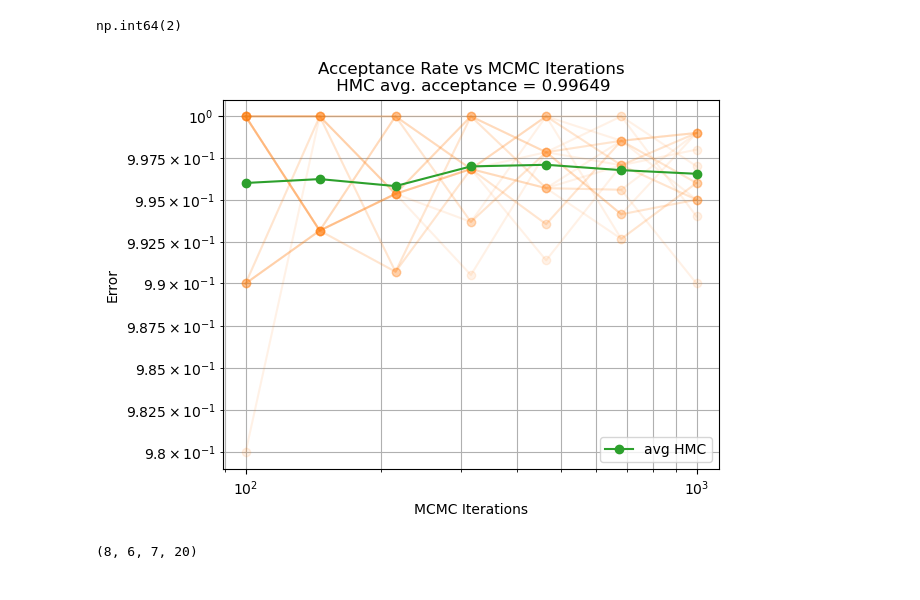
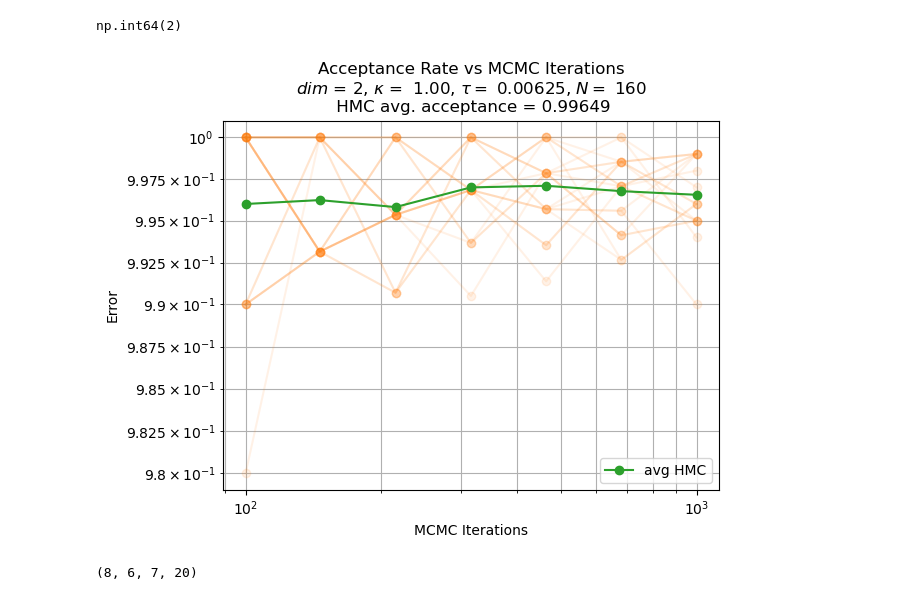
Before and after one commit to jpgallagher1/HMC-Research, a Jupyter notebook: CHMC/iid_verification.ipynb, the cells around one changed output. Saved outputs shown, nothing was run; the diff lists cells and outputs as text; code cells hidden in the pictures.

```diff
--- a/CHMC/iid_verification.ipynb
+++ b/CHMC/iid_verification.ipynb
@@ -272,37 +272,36 @@ def gen_τ_plots_no_chmc(lens,
     plt.loglog(lens, hmc_metrics[i,:], '-o', color = 'C1', alpha = 0.1)
     title = title
     subtitle1 = f'\n$dim$ = {dims}, $\kappa$ = {cond: 0.2f}, $\\tau = $ {config.τ}, $N = $ {config.N}'
-    subtitle1 = ''
     subtitle2 = ''
     if avg:
         # avg_chmc = np.mean(chmc_metrics[i,:], axis = 1)
         # plt.loglog(lens, avg_chmc, '-*', color = 'C0', label ='avg CHMC', alpha = 1)
         avg_hmc = np.mean(hmc_metrics[i,:], axis = 1)
         plt.loglog(lens, avg_hmc , '-o', color = 'C2', label ='avg HMC', alpha = 1)
         if avg_avg:
             avg_avg = hmc_metrics[i,:].mean()
             subtitle2 = f'\n HMC avg. acceptance = {avg_avg:.5f}'
             # combined subtitle
             plt.title(title+subtitle1+subtitle2)
         if slope:
             # chmc_p = np.polyfit(np.log(lens), np.log(avg_chmc), 1)
             hmc_p = np.polyfit(np.log(lens), np.log(avg_hmc), 1)
 
             # slop of avg chain subtitle
             subtitle2 = f'\n HMC avg. slope = {hmc_p[0]:.5f}'
 
             # combined subtitle
             plt.title(title+subtitle1+subtitle2)
     else:
         plt.title(title + subtitle1)
     plt.xlabel('MCMC Iterations')
     plt.ylabel('Error')
     plt.grid(which='minor')
     plt.grid(which='major')
     plt.legend()
 gen_τ_plots_no_chmc(lens, hmc_acceptrates[0], config, 0, dims=dims[0], cond = 1, slope=False, avg = True, avg_avg=True, title="Acceptance Rate vs MCMC Iterations")
 # %% [output]
-[figure, old version]
+[figure, new version]
 # %%
 hmc_cov_metric.shape
 # %% [output]
```
Also changed, not shown: parts of 2 cells of this notebook, 1 other file.
